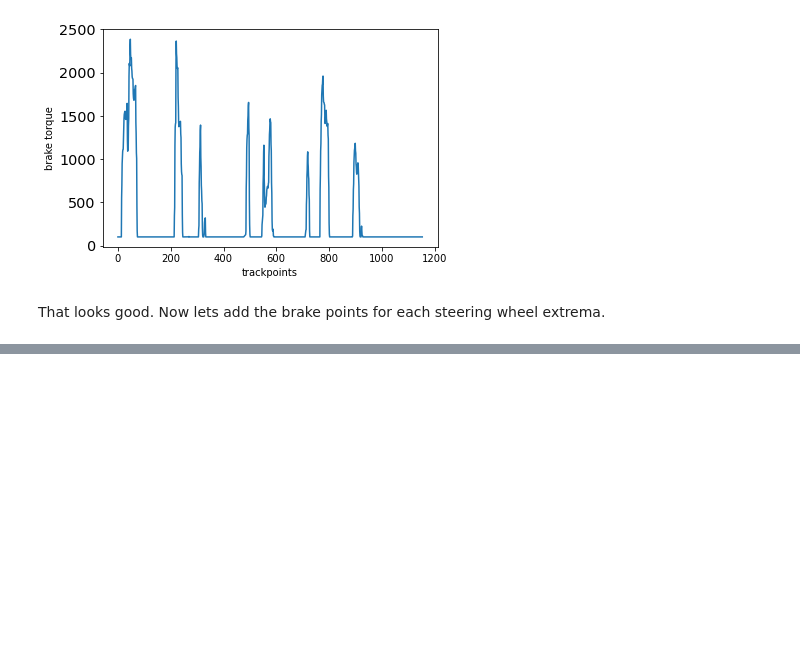
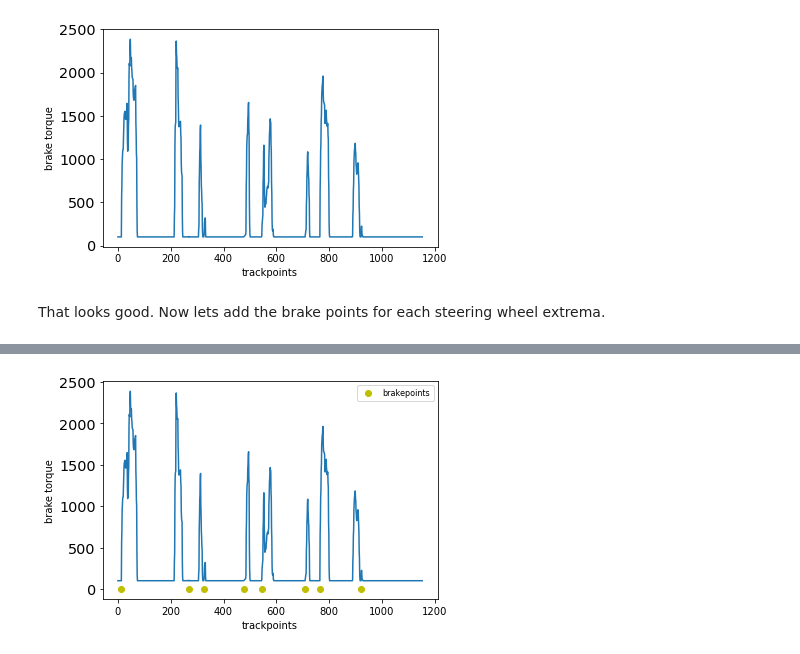
Before and after one commit to Johannes0Horn/Race-Data-Analysis, a Jupyter notebook: Race Data Analysis.ipynb, the cells around one changed output, grey strips where cells are left out. Drawn from its saved outputs; the diff is of its cells as text; code cells hidden in the pictures; blank space fills up the shorter version.

Commit message:
all data aggregated

```diff
--- a/Race Data Analysis.ipynb
+++ b/Race Data Analysis.ipynb
@@ -486,5 +470,7 @@ As we may have noticed above already the break torque data is incomplete lets fi
 # %%
 circuit_seperation_df['btd']=circuit_seperation_df['btd'].interpolate()
+# %%
+circuit_seperation_df['swa']=circuit_seperation_df['swa'].interpolate()
 # %%
 circuit_seperation_df['btd'].isna().sum()
 # %% [output]
@@ -513,3 +525,5 @@ plt.show()
 [figure]
 # %% [markdown]
 That looks good. Now lets add the brake points for each steering wheel extrema.
+# %%
+circuit_seperation_df.drop('index', axis=1, inplace=True)
@@ -515,0 +588,7 @@ That looks good. Now lets add the brake points for each steering wheel extrema.
+# %%
+# based on the list of indexes of brake points create another column for the dataframe
+circuit_seperation_df["brakepoints"] =\
+[circuit_seperation_df.index.values[i] in brake_entry_point_indexes for i in circuit_seperation_df.index.values]
+# %%
+#copy the true brake points to a new dataframe visualize them
+brakepoint_df = circuit_seperation_df[circuit_seperation_df["brakepoints"] == True].copy()
@@ -515,0 +607,16 @@ That looks good. Now lets add the brake points for each steering wheel extrema.
+# %%
+#overview btd(=brake torque) data
+plt.clf()
+plt.plot(circuit_seperation_df.index, circuit_seperation_df['btd'])
+brakepoints = plt.scatter(brakepoint_df.index, brakepoint_df['brakepoints'], c='y')
+plt.xlabel('trackpoints')
+plt.ylabel('brake torque')
+plt.legend([brakepoints],
+           ['brakepoints'],
+           scatterpoints=1,
+           loc='upper right',
+           ncol=1,
+           fontsize=8)
+plt.show()
+# %% [output]
+[figure, added]
```
Also changed, not shown: parts of 31 cells of this notebook.
